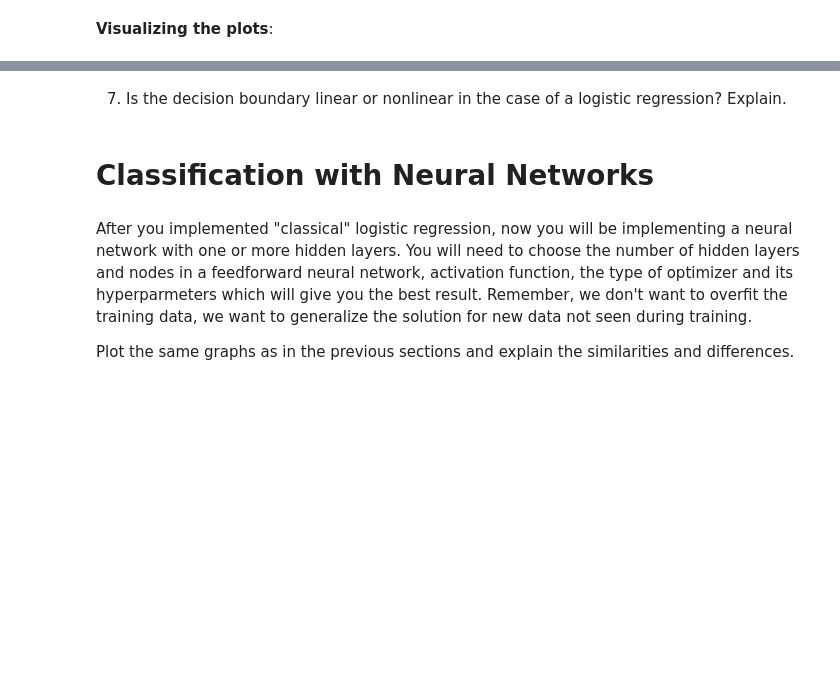
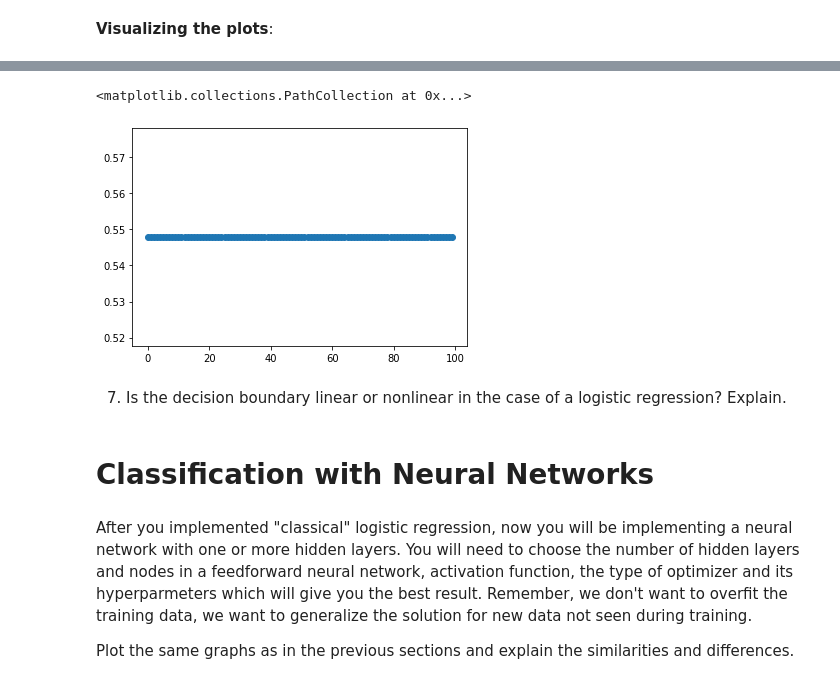
Before and after one commit to danieldemayo/DeepLearning, a Jupyter notebook: EX_1_TAU .ipynb, the cells around one changed output, grey strips where cells are left out. Cells and saved outputs as stored; diff of their text form; code cells hidden in the pictures; blank space fills up the shorter version.

```diff
--- a/EX_1_TAU .ipynb
+++ b/EX_1_TAU .ipynb
@@ -115,3 +154,8 @@ epoch: 100 ,loss= 0.6896187663078308
+# %%
+plt.scatter(epochs, rocs)
+# %% [output]
+<matplotlib.collections.PathCollection at 0x...>
+[figure, added]
 # %% [markdown]
 7. Is the decision boundary linear or nonlinear in the case of a logistic regression? Explain.
 # %% [markdown]
```
Also changed, not shown: parts of 6 cells of this notebook.
